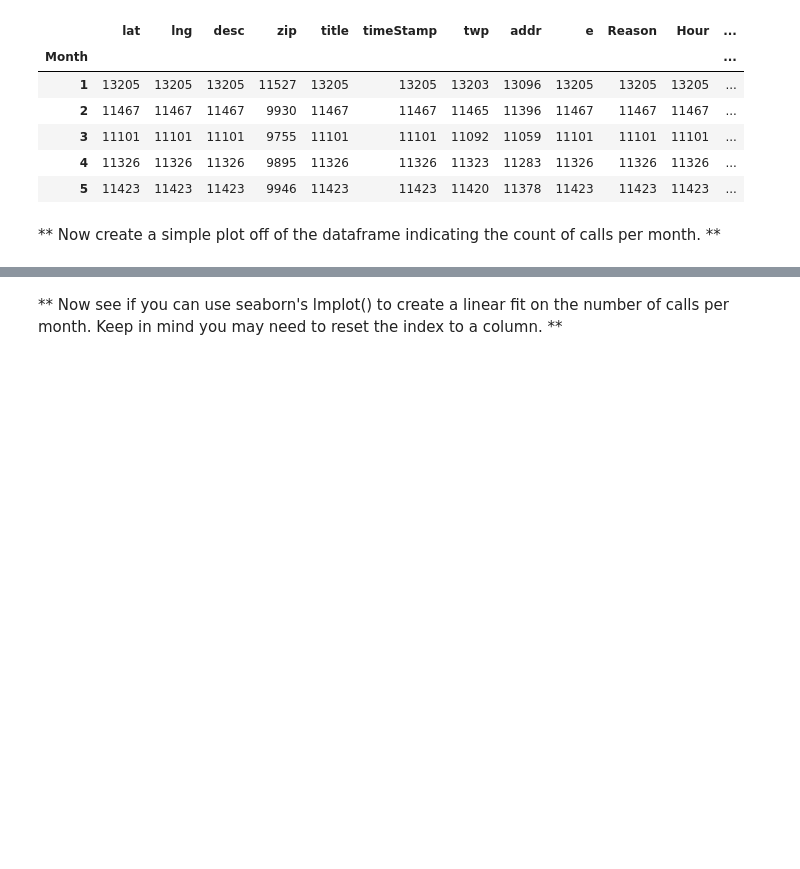
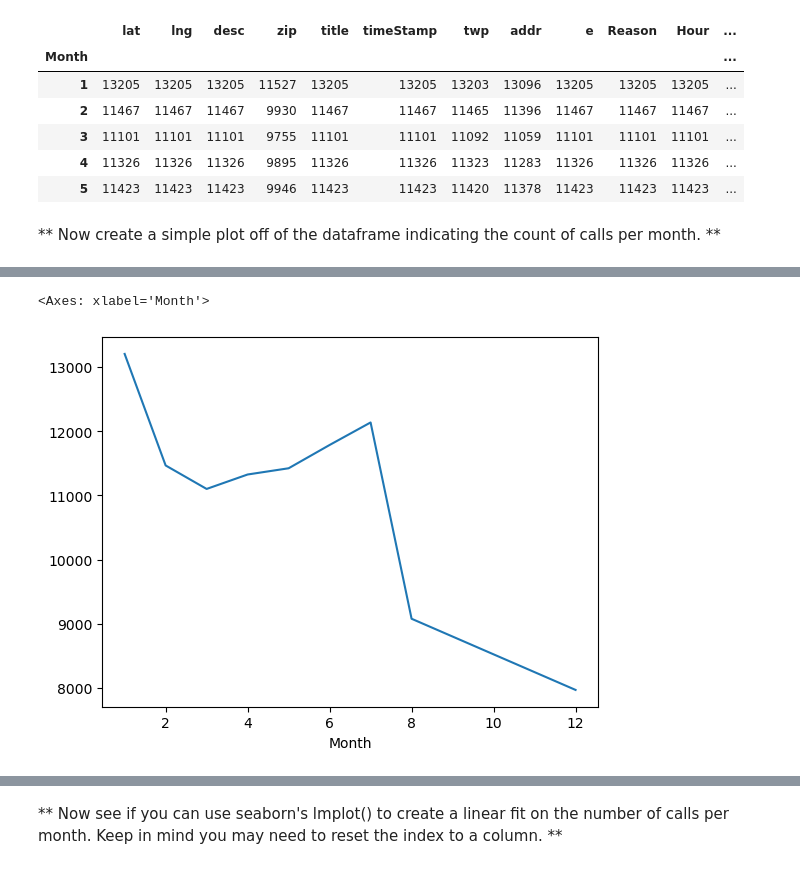
Before and after one commit to ritxsh7/data-visualisation, a Jupyter notebook: capstones/911calls.ipynb, the cells around one changed output, grey strips where cells are left out. Drawn from its saved outputs; the diff is of its cells as text; code cells hidden in the pictures; blank space fills up the shorter version.

```diff
--- a/capstones/911calls.ipynb
+++ b/capstones/911calls.ipynb
@@ -211,3 +195,6 @@ _____
 ** You should have noticed it was missing some Months, let's see if we can maybe fill in this information by plotting the information in another way, possibly a simple line plot that fills in the missing months, in order to do this, we'll need to do some work with pandas... **
 # %% [markdown]
 ** Now create a gropuby object called byMonth, where you group the DataFrame by the month column and use the count() method for aggregation. Use the head() method on this returned DataFrame. **
+# %%
+byMonth = df.groupby('Month').count()
+byMonth
@@ -228,0 +224,5 @@ _____
+# %%
+byMonth['lat'].plot()
+# %% [output]
+<Axes: xlabel='Month'>
+[figure, added]
```
Also changed, not shown: parts of 31 cells of this notebook.
